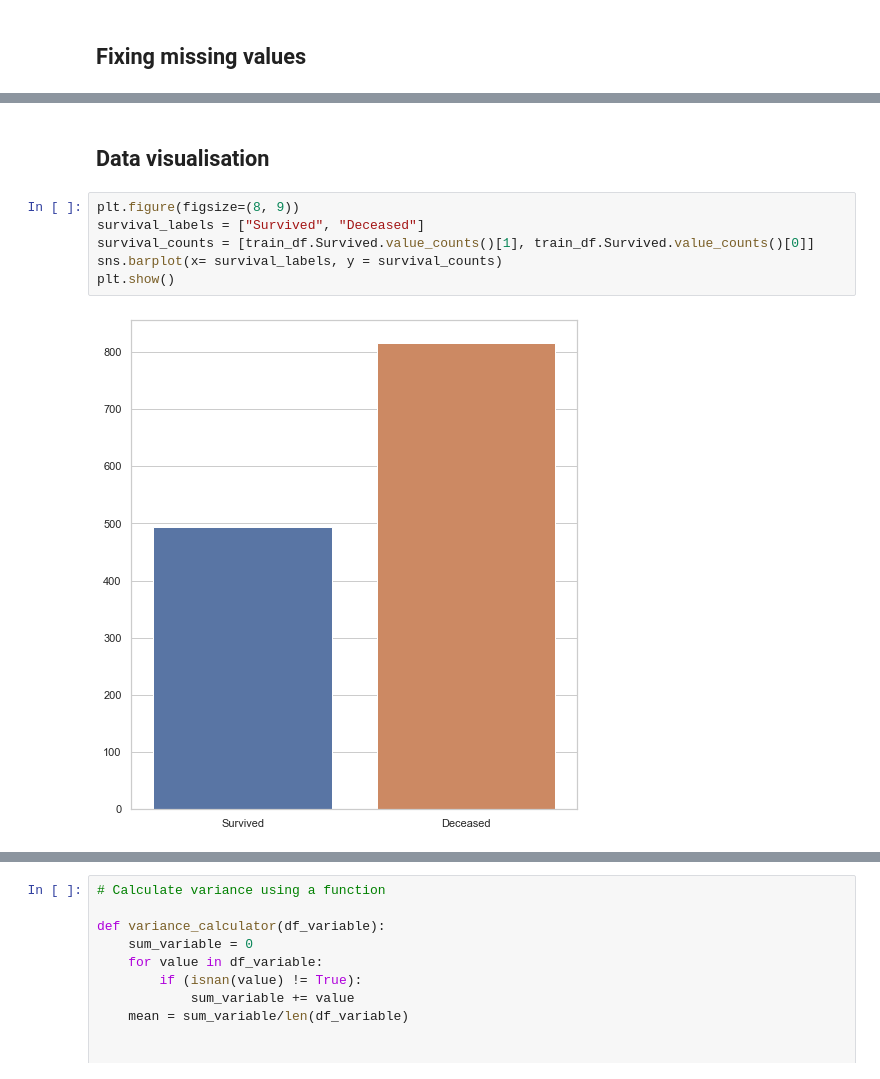
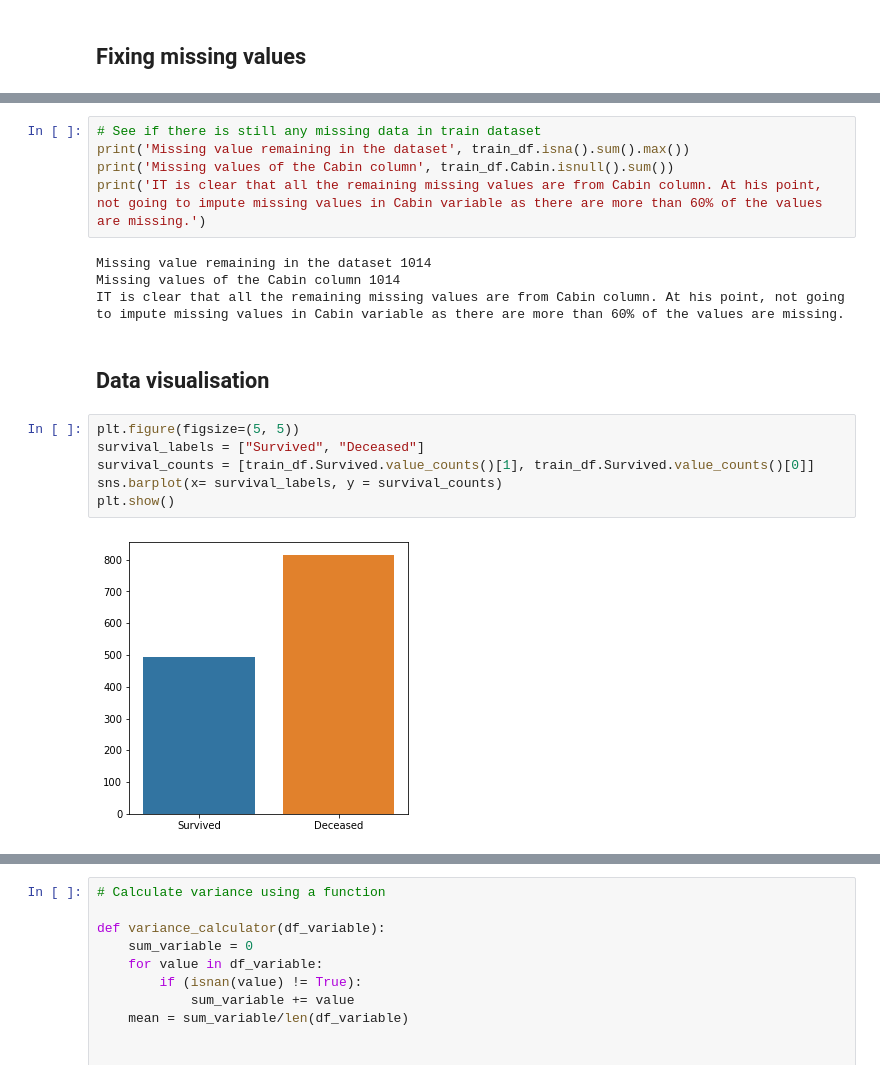
Before and after one commit to chanyadeshani/Group8, a Jupyter notebook: submit_assignment.ipynb, the cells around one changed output, grey strips where cells are left out. Drawn from its saved outputs; the diff is of its cells as text.

```diff
--- a/submit_assignment.ipynb
+++ b/submit_assignment.ipynb
@@ -307,13 +308,22 @@ Missing values remaining in the data set
+# %%
+# See if there is still any missing data in train dataset
+print('Missing value remaining in the dataset', train_df.isna().sum().max())
+print('Missing values of the Cabin column', train_df.Cabin.isnull().sum())
+print('IT is clear that all the remaining missing values are from Cabin column. At his point, not going to impute missing values in Cabin variable as there are more than 60% of the values are missing.')
+# %% [output]
+Missing value remaining in the dataset 1014
+Missing values of the Cabin column 1014
+IT is clear that all the remaining missing values are from Cabin column. At his point, not going to impute missing values in Cabin variable as there are more than 60% of the values are missing.
 # %% [markdown]
 ## Data visualisation
 # %%
-plt.figure(figsize=(8, 9))
+plt.figure(figsize=(5, 5))
 survival_labels = ["Survived", "Deceased"]
 survival_counts = [train_df.Survived.value_counts()[1], train_df.Survived.value_counts()[0]]
 sns.barplot(x= survival_labels, y = survival_counts)
 plt.show()
 # %% [output]
-[figure, old version]
+[figure, new version]
 # %%
 # data transformation on Age column
 # Grouping age values
```
Also changed, not shown: parts of 28 cells of this notebook.
